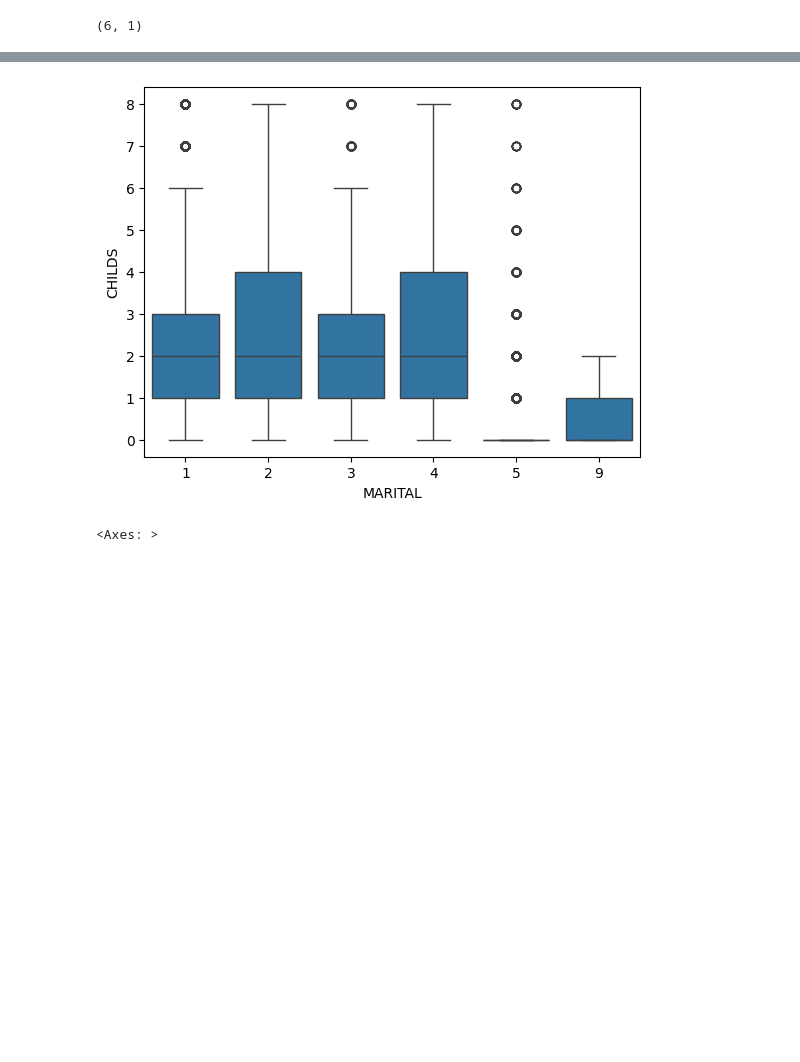
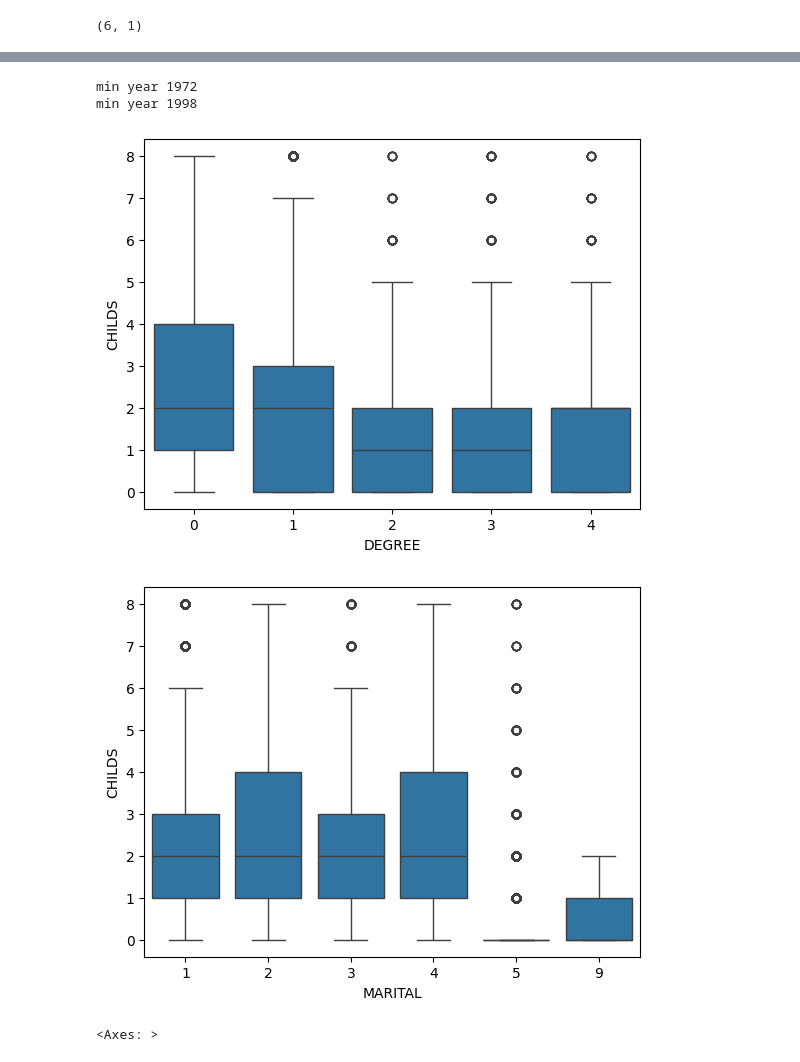
Before and after one commit to batman0911/numerical_method, a Jupyter notebook: analyse/data_analyse.ipynb, the cells around one changed output, grey strips where cells are left out. Drawn from its saved outputs; the diff is of its cells as text; code cells hidden in the pictures; blank space fills up the shorter version.

```diff
--- a/analyse/data_analyse.ipynb
+++ b/analyse/data_analyse.ipynb
@@ -65,0 +140,3 @@ sns.boxplot(data=dfa, x='DEGREE', y='CHILDS')
+# %%
+cols = ['CHILDS', 'DEGREE']
+dfc = dfa.dropna(subset=cols)
@@ -66,7 +164,19 @@ sns.boxplot(data=dfa, x='DEGREE', y='CHILDS')
+# %%
+print(f'min year {dfc["YEAR"].min()}')
+print(f'min year {dfc["YEAR"].max()}')
+# %% [output]
+min year 1972
+min year 1998
 # %%
-sns.boxplot(data=dfa, x='MARITAL', y='CHILDS')
-# plt.xlim([0, 1])
+sns.boxplot(data=dfc, x='DEGREE', y='CHILDS')
 plt.show()
+
+sns.boxplot(data=dfc, x='MARITAL', y='CHILDS')
+plt.show()
+
+# sns.boxplot(data=dfc, x='YEAR', y='CHILDS')
+# plt.show()
 # %% [output]
-[figure, old version]
+[figure, new version]
+[figure, added]
 # %%
```
Also changed, not shown: parts of 22 cells of this notebook, 2 other files.
